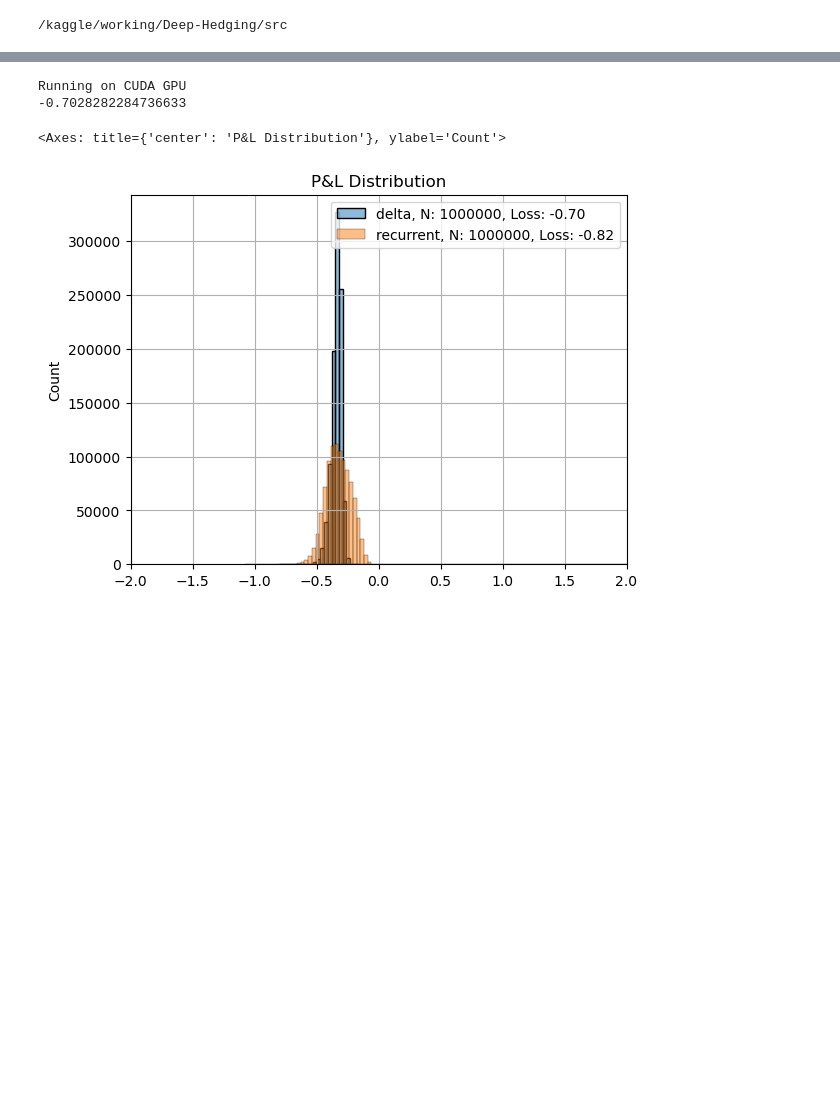
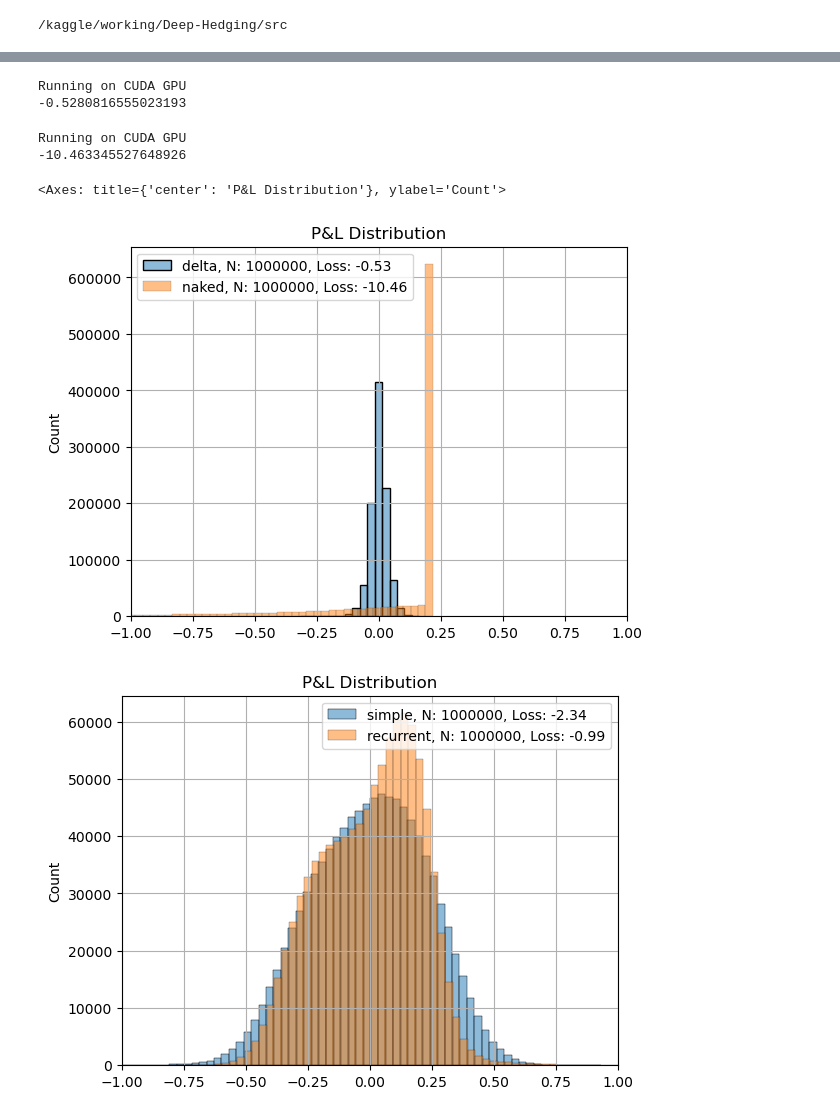
Before and after one commit to appie-mathematics/Deep-Hedging, a Jupyter notebook: Kaggle.ipynb, the cells around one changed output, grey strips where cells are left out. Cells and saved outputs as stored; diff of their text form; code cells hidden in the pictures; blank space fills up the shorter version.

Commit message:
Kaggle Notebook | Deep Hedge | Version 11

```diff
--- a/Kaggle.ipynb
+++ b/Kaggle.ipynb
@@ -72,24 +72,24 @@ stock = GeometricBrownianStock(S0, drift, volatility)
 contingent_claim: Claim = BSCall(stock, S0, T, drift, volatility)
 hedging_instruments: List[Instrument] = [stock]
 
-criterion: torch.nn.Module = RiskMeasures.TailValue(.01)
-prop_cost = 0.02
-cost_function: CostFunction = PorportionalCost(prop_cost) + FixedCost(0.01)
+criterion: torch.nn.Module = RiskMeasures.WorstCase()
+prop_cost = 0.0
+cost_function: CostFunction = PorportionalCost(prop_cost)
 
-epochs = 100
-paths = int(1e6)
-h_dim = 30
+epochs = 200
+paths = int(2e6)
+h_dim = 15
 
 verbose = True
 animate = False
 save = True
-n = 10
+n = 3
 # %%
 # Exp 1
-#simple_runner = ExperimentRunner("simple", pref_gpu=True)
-#res = simple_runner.run(contingent_claim, hedging_instruments, criterion, T, step_interest_rate, epochs, paths, verbose, cost_function, h_dim)
-#print(res)
+simple_runner = ExperimentRunner("simple", pref_gpu=True)
+res = simple_runner.run(contingent_claim, hedging_instruments, criterion, T, step_interest_rate, epochs, paths, verbose, cost_function, h_dim)
+print(res)
 
-#output_folder = "/kaggle/working"
-#filename = f"{output_folder}/{simple_runner.agent_type}_hd_{h_dim}_e_{epochs}_p_{paths}_s_{seed}_pc_{prop_cost: .2f}"
-#simple_runner.plot_runner(animate=False, save=save, file_prefix=filename, n=n)
+output_folder = "/kaggle/working"
+filename = f"{output_folder}/{simple_runner.agent_type}_hd_{h_dim}_e_{epochs}_p_{paths}_s_{seed}_pc_{prop_cost: .2f}"
+simple_runner.plot_runner(animate=False, save=save, file_prefix=filename, n=n)
@@ -124,9 +137,26 @@ stock_params = [S0, T, drift, volatility] #strike, expiry, rate, volatility
 delta_runner = SimpleRunner("delta")
 res = delta_runner.run(contingent_claim, hedging_instruments, criterion, T, step_interest_rate, epochs, paths, verbose, cost_function, extra_params=stock_params)
 print(res)
-plot_dists([delta_runner, recurrent_runner], save=save, file_prefix=filename, x_lim=2)
 # %% [output]
 Running on CUDA GPU
--0.7028282284736633
+-0.5280816555023193
-<Axes: title={'center': 'P&L Distribution'}, ylabel='Count'>
-[figure, removed]
+# %%
+# Naked runner
+naked_runner = SimpleRunner("naked", pref_gpu=True)
+res = naked_runner.run(contingent_claim, hedging_instruments, criterion, T, step_interest_rate, epochs, paths, verbose, cost_function)
+print(res)
+# %% [output]
+Running on CUDA GPU
+-10.463345527648926
+# %%
+
+plot_dists([delta_runner, naked_runner], save=save, file_prefix=filename+"dn", x_lim=1)
+plot_dists([simple_runner, recurrent_runner], save=save, file_prefix=filename+"sr", x_lim=1)
+plot_dists([delta_runner, simple_runner], save=save, file_prefix=filename+"ds", x_lim=1)
+plot_dists([delta_runner, recurrent_runner], save=save, file_prefix=filename+"dr", x_lim=1)
+plot_dists([delta_runner, simple_runner, recurrent_runner], save=save, file_prefix=filename+"dsr", x_lim=1)
+plot_dists([delta_runner, naked_runner, simple_runner, recurrent_runner], save=save, file_prefix=filename+"dnsr", x_lim=1)
+# %% [output]
+<Axes: title={'center': 'P&L Distribution'}, ylabel='Count'>
+[figure, added]
+[figure, added]
```
Also changed, not shown: parts of 4 cells of this notebook.
